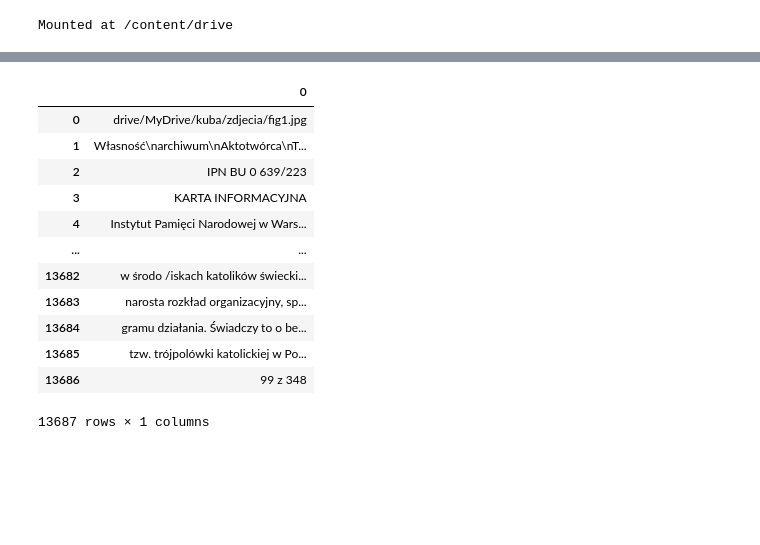
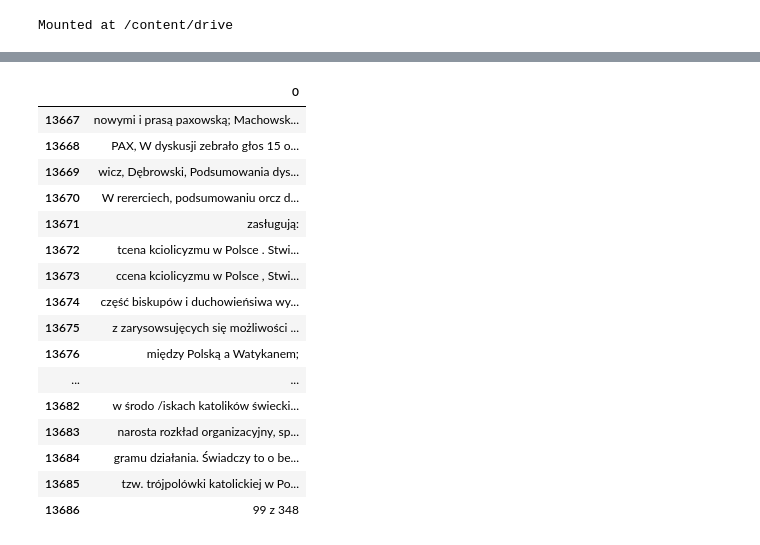
Before and after one commit to KacperGrodecki/image_proccessing, a Jupyter notebook: kuba_img_text_reading_found_words_analyzing.ipynb, the cells around one changed output, grey strips where cells are left out. Drawn from its saved outputs; the diff is of its cells as text; code cells hidden in the pictures; blank space fills up the shorter version.

```diff
--- a/kuba_img_text_reading_found_words_analyzing.ipynb
+++ b/kuba_img_text_reading_found_words_analyzing.ipynb
@@ -33,21 +21,25 @@ import string
 # %%
 text=pd.read_csv('drive/MyDrive/kuba/odczyt_0_85.csv',index_col=0)
 # %%
-text
+text.tail(20)
 # %% [output]
 |  | 0 |
-| 0 | drive/MyDrive/kuba/zdjecia/fig1.jpg |
-| 1 | Własność\narchiwum\nAktotwórca\nT... |
-| 2 | IPN BU 0 639/223 |
-| 3 | KARTA INFORMACYJNA |
-| 4 | Instytut Pamięci Narodowej w Wars... |
+| 13667 | nowymi i prasą paxowską; Machowsk... |
+| 13668 | PAX, W dyskusji zebrało głos 15 o... |
+| 13669 | wicz, Dębrowski, Podsumowania dys... |
+| 13670 | W rererciech, podsumowaniu orcz d... |
+| 13671 | zasługują: |
+| 13672 | tcena kciolicyzmu w Polsce . Stwi... |
+| 13673 | ccena kciolicyzmu w Polsce , Stwi... |
+| 13674 | część biskupów i duchowieńsiwa wy... |
+| 13675 | z zarysowsujęcych się możliwości ... |
+| 13676 | między Polską a Watykanem; |
 | ... | ... |
 | 13682 | w środo /iskach katolików świecki... |
 | 13683 | narosta rozkład organizacyjny, sp... |
 | 13684 | gramu działania. Świadczy to o be... |
 | 13685 | tzw. trójpolówki katolickiej w Po... |
 | 13686 | 99 z 348 |
-13687 rows × 1 columns
 # %%
 #check dictionary correction
 string_pl=string.ascii_lowercase+'ąśćęó'
```
Also changed, not shown: parts of 4 cells of this notebook.
